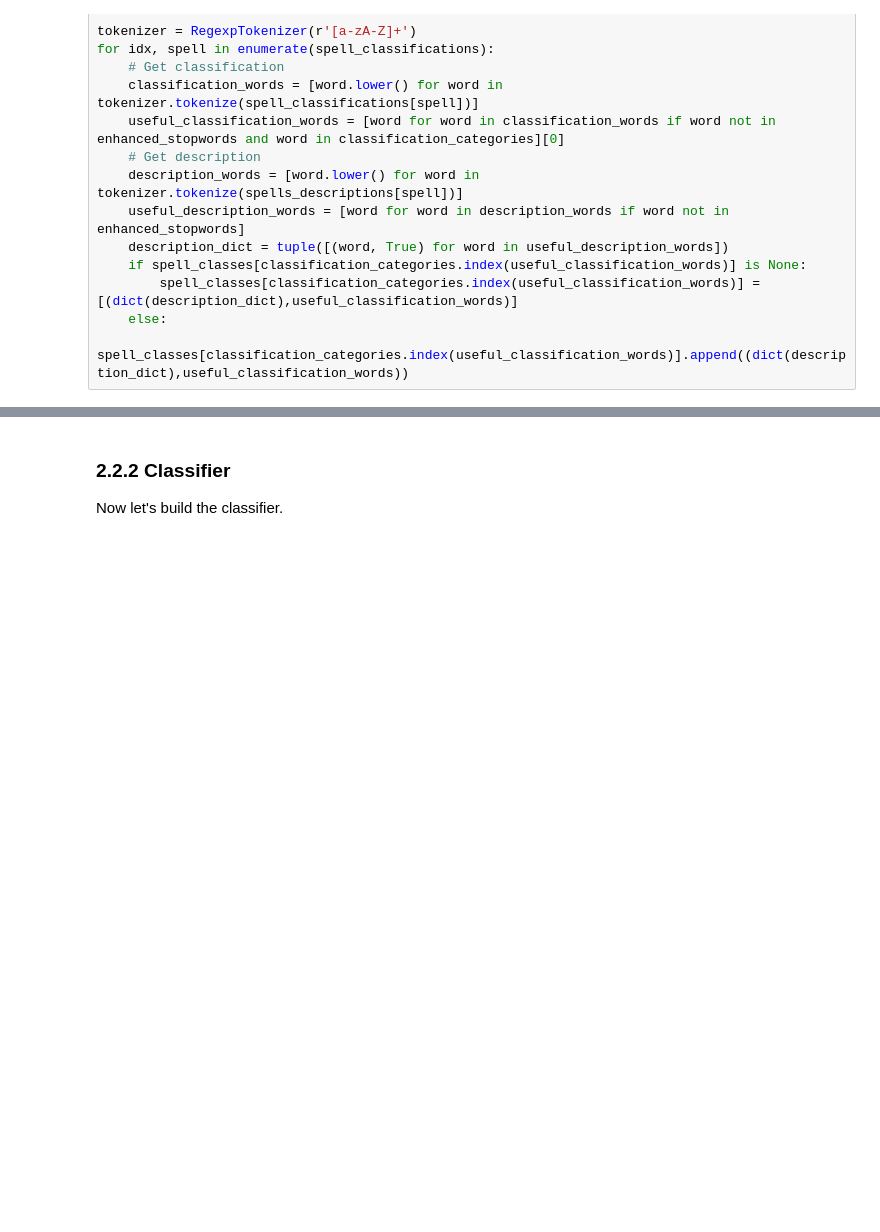
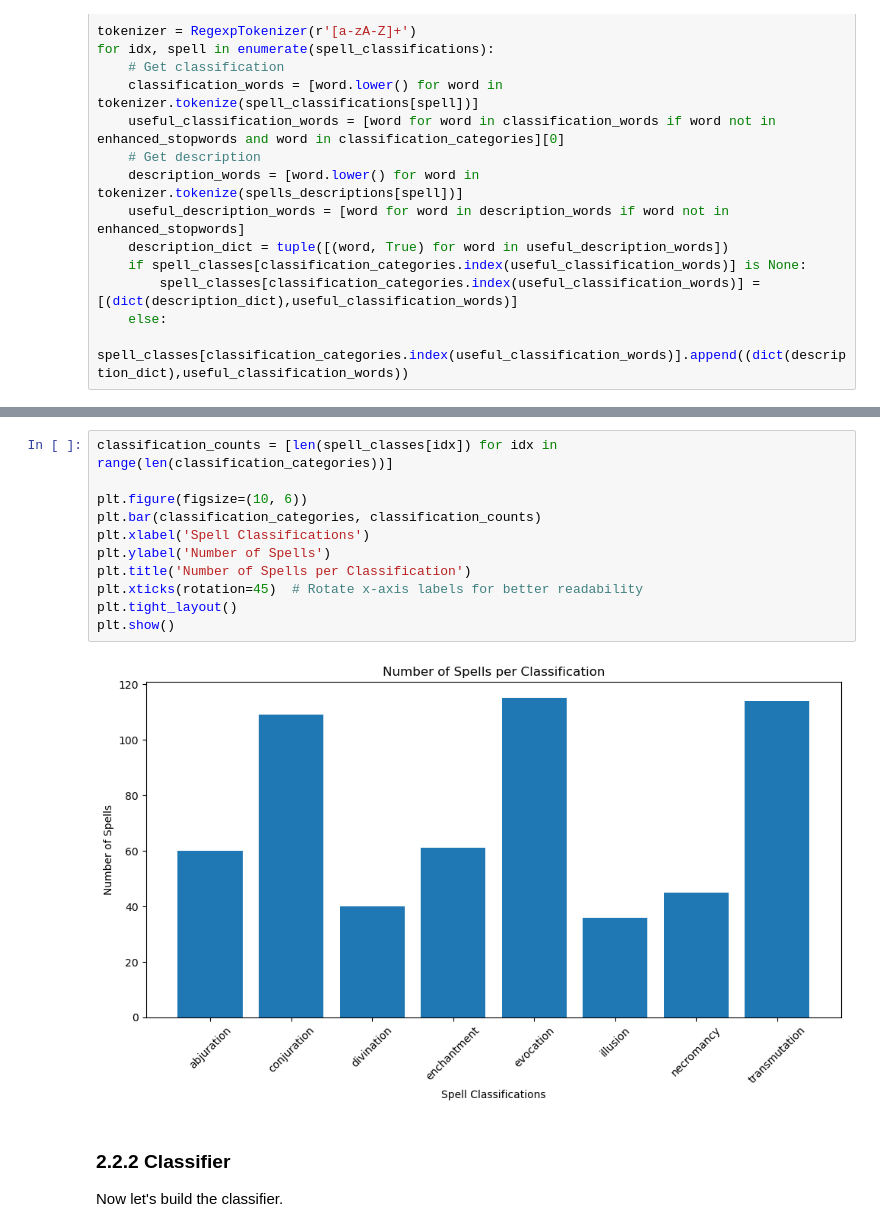
Before and after one commit to RoryThomas16/DND-Data-Scraper, a Jupyter notebook: DND Web Scraper.ipynb, the cells around one changed output, grey strips where cells are left out. Drawn from its saved outputs; the diff is of its cells as text; blank space fills up the shorter version.

```diff
--- a/DND Web Scraper.ipynb
+++ b/DND Web Scraper.ipynb
@@ -287,3 +287,16 @@ transmutation Spells:  114
+# %%
+classification_counts = [len(spell_classes[idx]) for idx in range(len(classification_categories))]
+
+plt.figure(figsize=(10, 6))
+plt.bar(classification_categories, classification_counts)
+plt.xlabel('Spell Classifications')
+plt.ylabel('Number of Spells')
+plt.title('Number of Spells per Classification')
+plt.xticks(rotation=45)  # Rotate x-axis labels for better readability
+plt.tight_layout()
+plt.show()
+# %% [output]
+[figure, added]
 # %% [markdown]
 ### 2.2.2 Classifier
 Now let's build the classifier.
```
Also changed, not shown: parts of 7 cells of this notebook.
